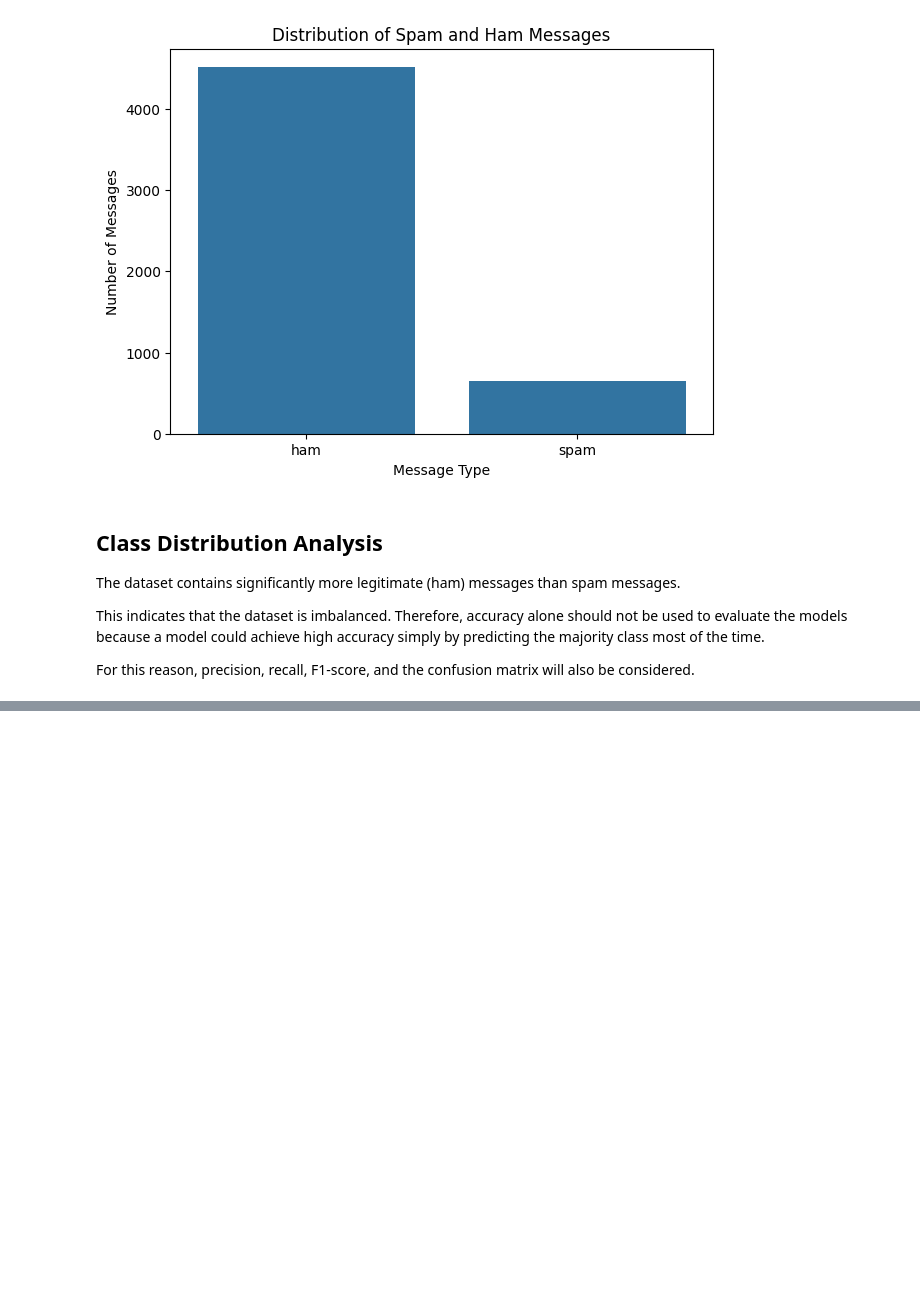
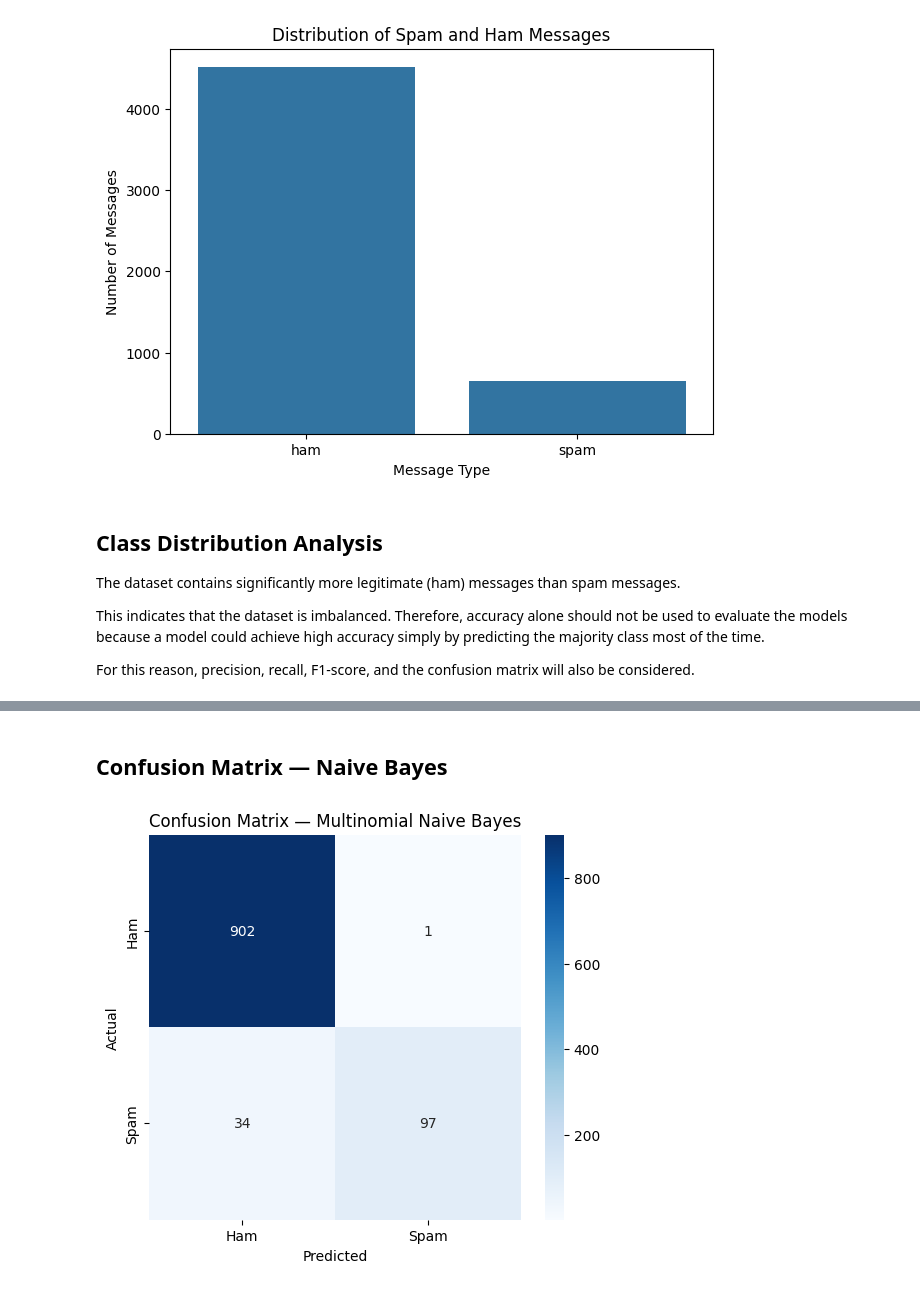
Before and after one commit to CHAYMAEHANINI/OIBSIP, a Jupyter notebook: Task_04_Email_Spam_Detection/notebooks/Chaymae_Hanini_Task4.ipynb, the cells around one changed output, grey strips where cells are left out. Cells and saved outputs as stored; diff of their text form; code cells hidden in the pictures; blank space fills up the shorter version.

```diff
--- a/Task_04_Email_Spam_Detection/notebooks/Chaymae_Hanini_Task4.ipynb
+++ b/Task_04_Email_Spam_Detection/notebooks/Chaymae_Hanini_Task4.ipynb
@@ -167,0 +279,24 @@ df.to_csv("../data/spam_Cleaned.csv", index=False)
+# %%
+
+nb_model = MultinomialNB()
+
+nb_model.fit(X_train_tfidf, y_train)
+#prediction:
+y_pred_nb = nb_model.predict(X_test_tfidf)
+#Evaluate Naive Bayes:
+print(classification_report(
+    y_test,
+    y_pred_nb,
+    target_names=["Ham", "Spam"]
+))
+
+nb_accuracy = accuracy_score(y_test, y_pred_nb)
+nb_precision = precision_score(y_test, y_pred_nb)
+nb_recall = recall_score(y_test, y_pred_nb)
+nb_f1 = f1_score(y_test, y_pred_nb)
+
+print("Naive Bayes")
+print("Accuracy :", nb_accuracy)
+print("Precision:", nb_precision)
+print("Recall   :", nb_recall)
+print("F1-score :", nb_f1)
@@ -167,0 +358,23 @@ df.to_csv("../data/spam_Cleaned.csv", index=False)
+# %% [markdown]
+## Confusion Matrix — Naive Bayes
+# %%
+cm_nb = confusion_matrix(y_test, y_pred_nb)
+
+plt.figure(figsize=(6, 5))
+
+sns.heatmap(
+    cm_nb,
+    annot=True,
+    fmt="d",
+    cmap="Blues",
+    xticklabels=["Ham", "Spam"],
+    yticklabels=["Ham", "Spam"]
+)
+
+plt.title("Confusion Matrix — Multinomial Naive Bayes")
+plt.xlabel("Predicted")
+plt.ylabel("Actual")
+
+plt.show()
+# %% [output]
+[figure, added]
```
Also changed, not shown: parts of 19 cells of this notebook.
